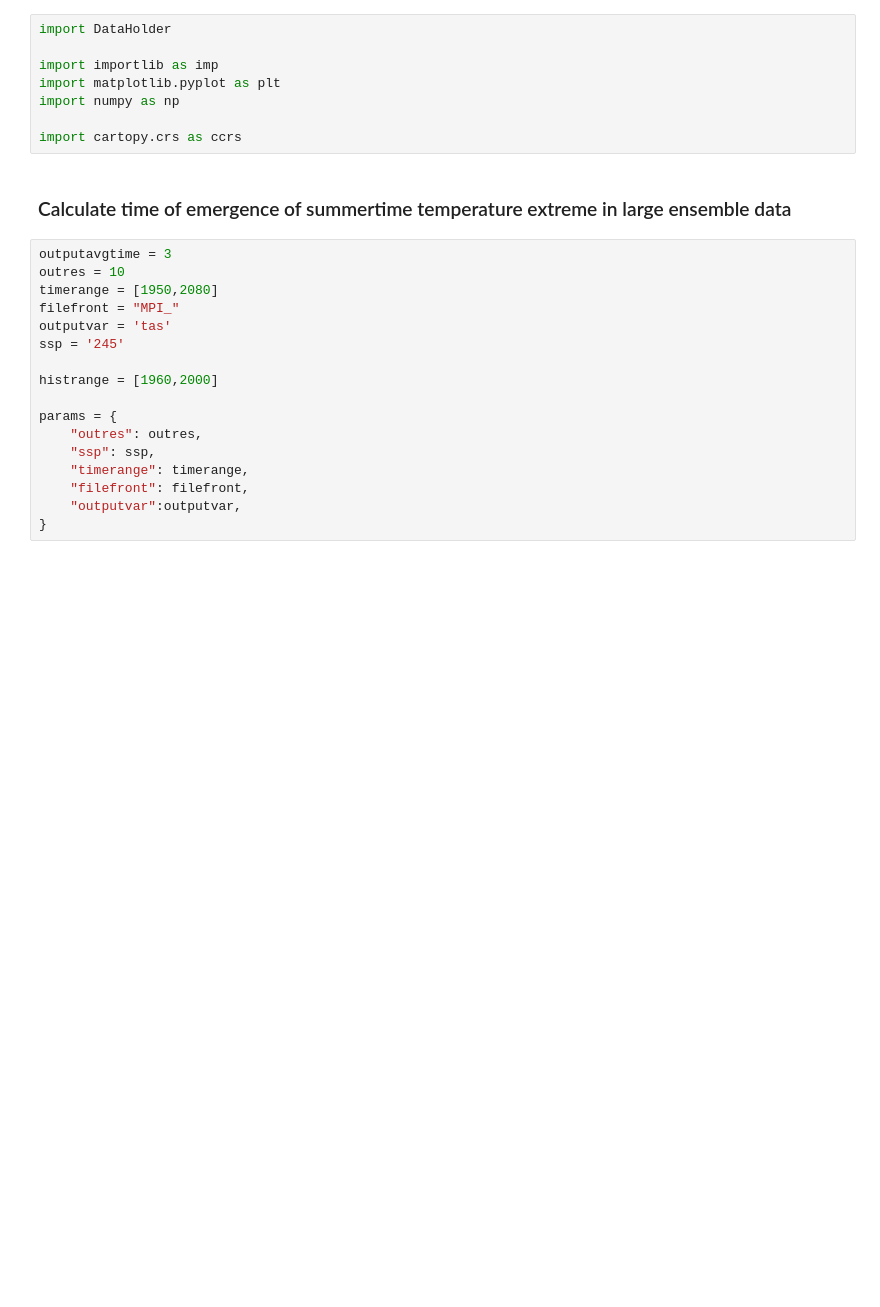
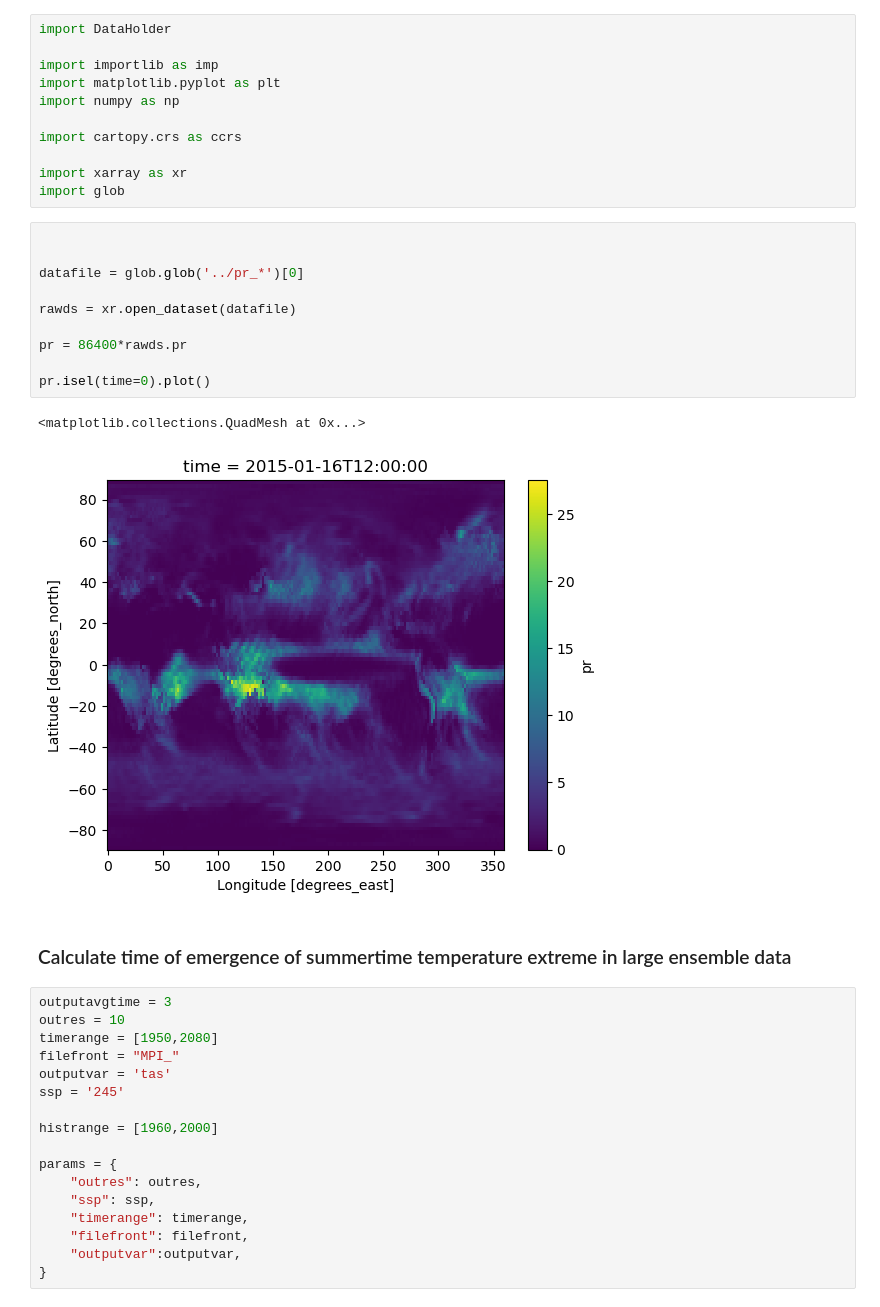
Before and after one commit to emily-gordy/predictability-emergence, a Jupyter notebook: timeofemergence.ipynb, the cells around one changed output. Cells and saved outputs as stored; diff of their text form; blank space fills up the shorter version.

```diff
--- a/timeofemergence.ipynb
+++ b/timeofemergence.ipynb
@@ -6,6 +6,22 @@ import matplotlib.pyplot as plt
 import numpy as np
 
 import cartopy.crs as ccrs
+
+import xarray as xr
+import glob
+# %%
+
+
+datafile = glob.glob('../pr_*')[0]
+
+rawds = xr.open_dataset(datafile)
+
+pr = 86400*rawds.pr
+
+pr.isel(time=0).plot()
+# %% [output]
+<matplotlib.collections.QuadMesh at 0x...>
+[figure, added]
 # %% [markdown]
 ### Calculate time of emergence of summertime temperature extreme in large ensemble data
 # %%
```
Also changed, not shown: 3 other files.
